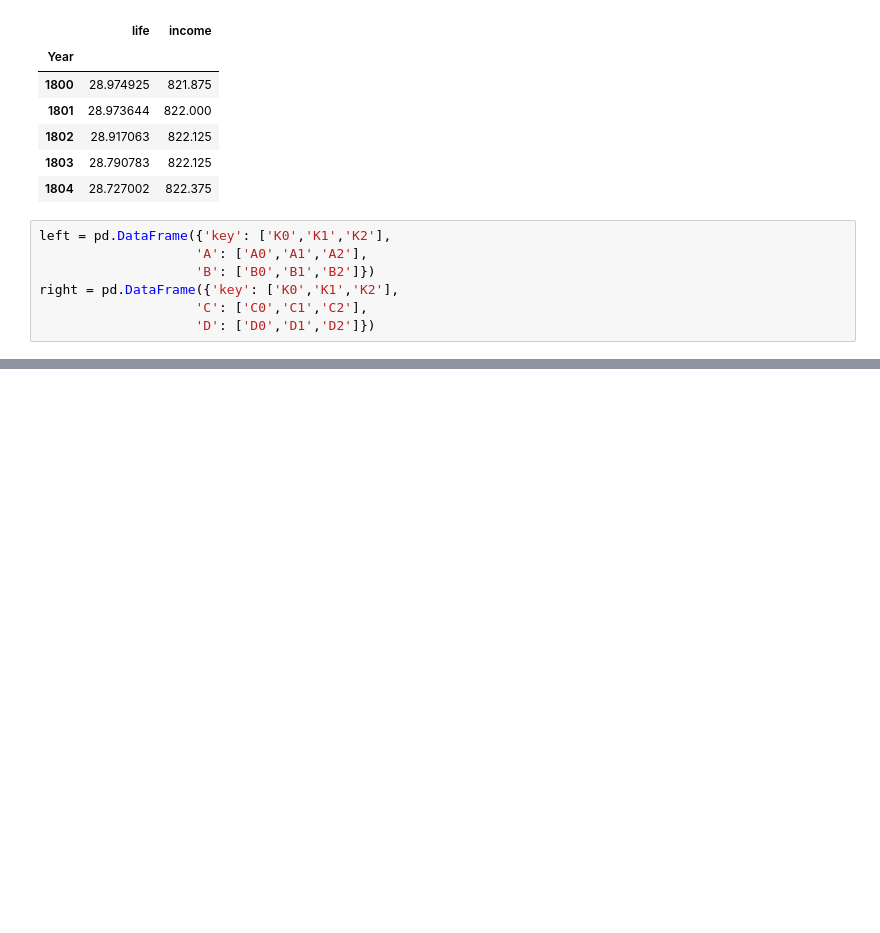
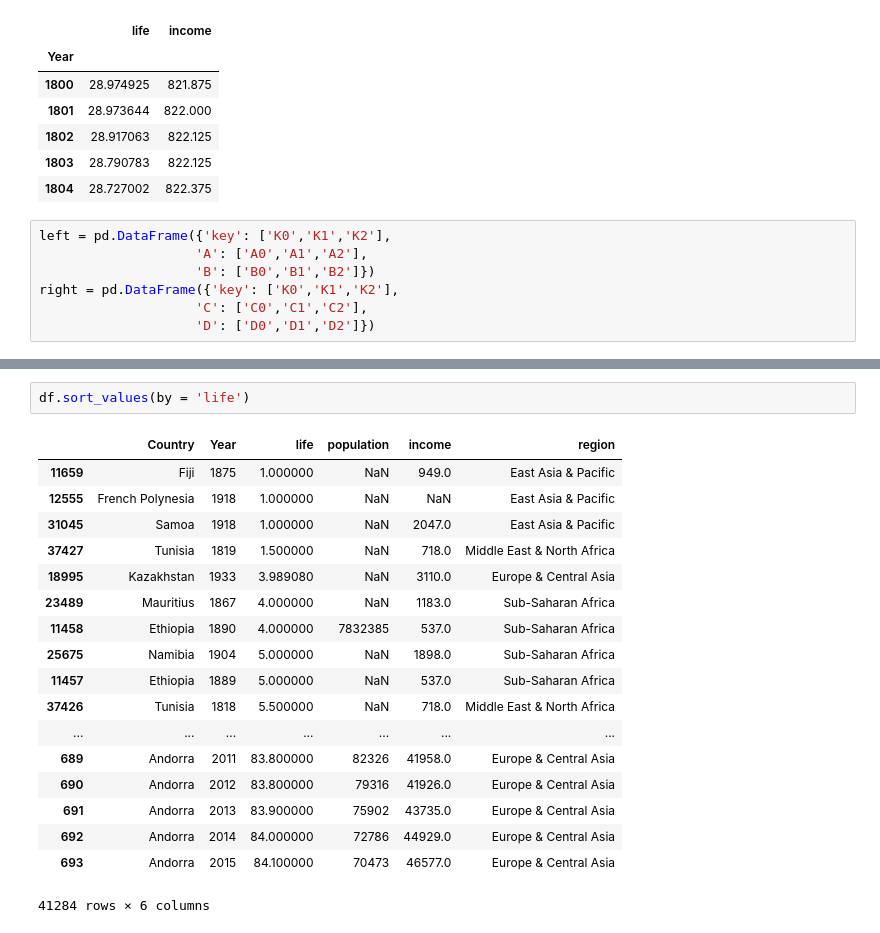
Before and after one commit to HardPlant/TIL, a Jupyter notebook: Tacademy/D3_Data_Visual/01.pandas_exercise.ipynb, the cells around one changed output, grey strips where cells are left out. Cells and saved outputs as stored; diff of their text form; blank space fills up the shorter version.

```diff
--- a/Tacademy/D3_Data_Visual/01.pandas_exercise.ipynb
+++ b/Tacademy/D3_Data_Visual/01.pandas_exercise.ipynb
@@ -386,0 +399,21 @@ pd.merge(left, right, how='inner', on='key').merge()
+# %%
+df.sort_values(by = 'life')
+# %% [output]
+|  | Country | Year | life | population | income | region |
+| 11659 | Fiji | 1875 | 1.000000 | NaN | 949.0 | East Asia & Pacific |
+| 12555 | French Polynesia | 1918 | 1.000000 | NaN | NaN | East Asia & Pacific |
+| 31045 | Samoa | 1918 | 1.000000 | NaN | 2047.0 | East Asia & Pacific |
+| 37427 | Tunisia | 1819 | 1.500000 | NaN | 718.0 | Middle East & North Africa |
+| 18995 | Kazakhstan | 1933 | 3.989080 | NaN | 3110.0 | Europe & Central Asia |
+| 23489 | Mauritius | 1867 | 4.000000 | NaN | 1183.0 | Sub-Saharan Africa |
+| 11458 | Ethiopia | 1890 | 4.000000 | 7832385 | 537.0 | Sub-Saharan Africa |
+| 25675 | Namibia | 1904 | 5.000000 | NaN | 1898.0 | Sub-Saharan Africa |
+| 11457 | Ethiopia | 1889 | 5.000000 | NaN | 537.0 | Sub-Saharan Africa |
+| 37426 | Tunisia | 1818 | 5.500000 | NaN | 718.0 | Middle East & North Africa |
+| ... | ... | ... | ... | ... | ... | ... |
+| 689 | Andorra | 2011 | 83.800000 | 82326 | 41958.0 | Europe & Central Asia |
+| 690 | Andorra | 2012 | 83.800000 | 79316 | 41926.0 | Europe & Central Asia |
+| 691 | Andorra | 2013 | 83.900000 | 75902 | 43735.0 | Europe & Central Asia |
+| 692 | Andorra | 2014 | 84.000000 | 72786 | 44929.0 | Europe & Central Asia |
+| 693 | Andorra | 2015 | 84.100000 | 70473 | 46577.0 | Europe & Central Asia |
+41284 rows × 6 columns
```
Also changed, not shown: parts of 3 cells of this notebook, 1 other file.
